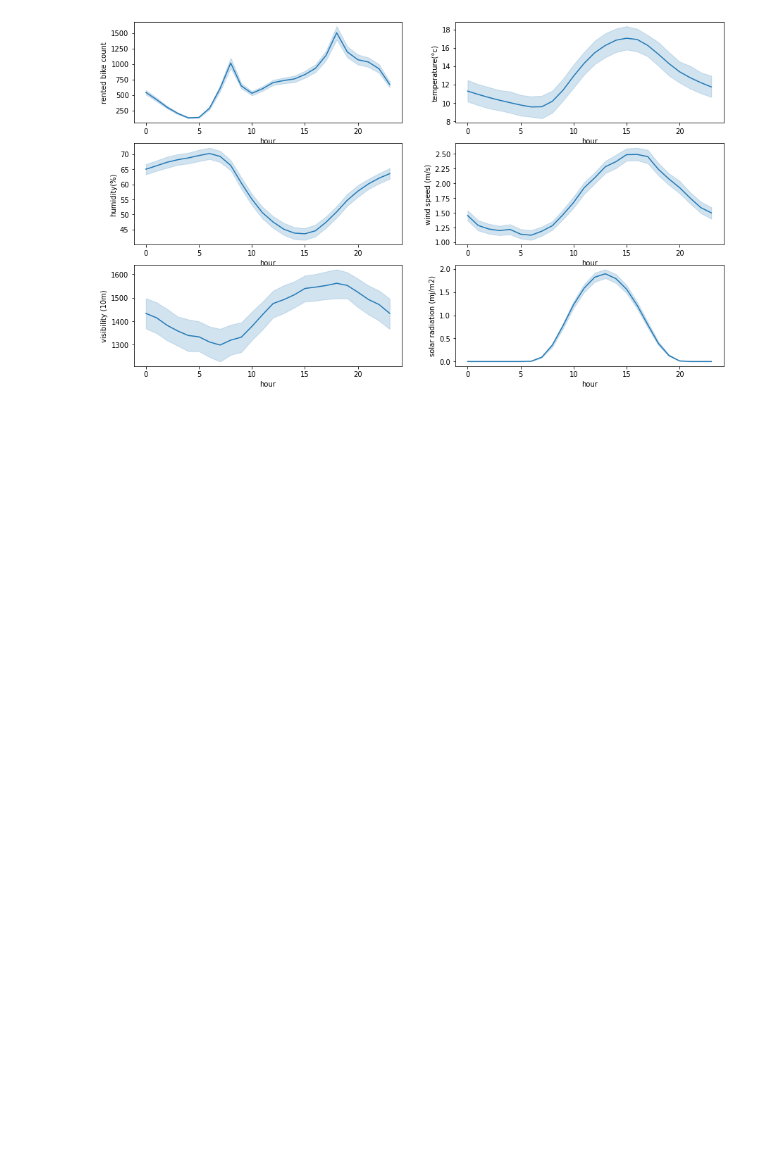
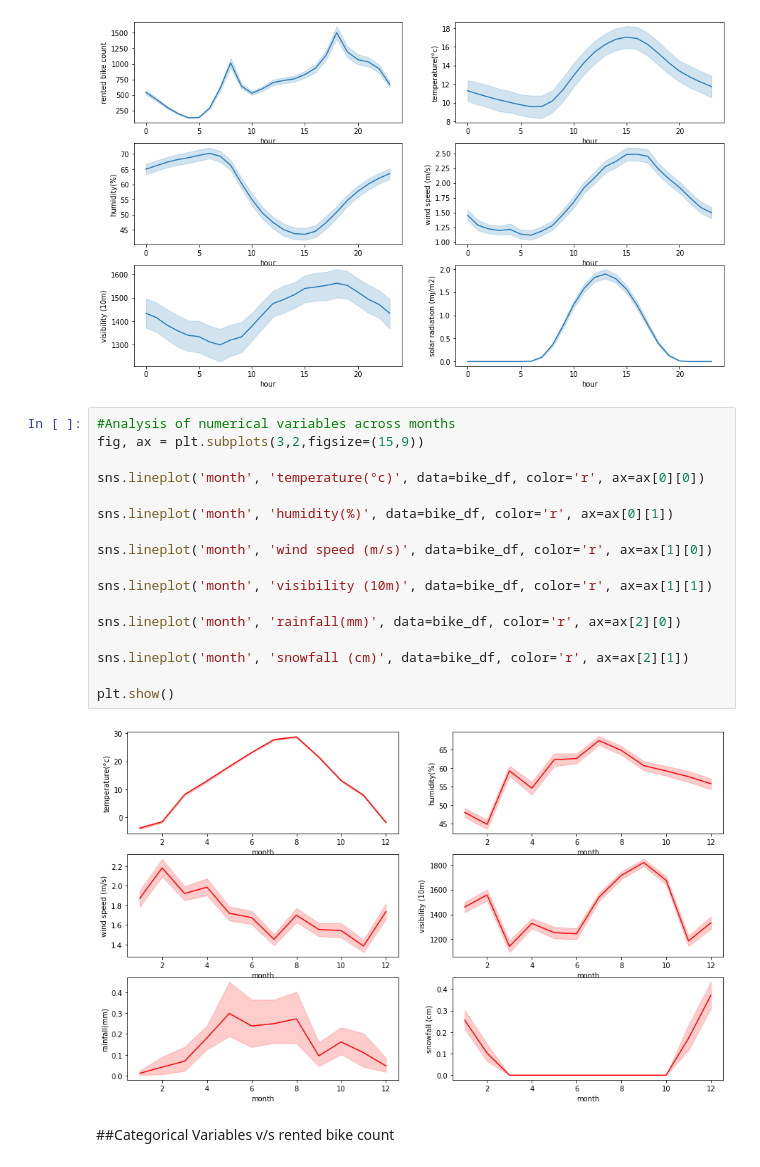
Before and after one commit to harishgawade1999/Bike_Sharing_Demand_Prediction_Capstone_Project, a Jupyter notebook: New_Harish_Bike_Sharing_Demand_Prediction_Capstone_Project.ipynb, the cells around one changed output. Cells and saved outputs as stored; diff of their text form; blank space fills up the shorter version.

```diff
--- a/New_Harish_Bike_Sharing_Demand_Prediction_Capstone_Project.ipynb
+++ b/New_Harish_Bike_Sharing_Demand_Prediction_Capstone_Project.ipynb
@@ -292,3 +321,24 @@ sns.lineplot('hour', 'solar radiation (mj/m2)', data=bike_df, ax=ax[2][1])
 plt.show()
 # %% [output]
 [figure]
+# %%
+#Analysis of numerical variables across months
+fig, ax = plt.subplots(3,2,figsize=(15,9))
+
+sns.lineplot('month', 'temperature(°c)', data=bike_df, color='r', ax=ax[0][0])
+
+sns.lineplot('month', 'humidity(%)', data=bike_df, color='r', ax=ax[0][1])
+
+sns.lineplot('month', 'wind speed (m/s)', data=bike_df, color='r', ax=ax[1][0])
+
+sns.lineplot('month', 'visibility (10m)', data=bike_df, color='r', ax=ax[1][1])
+
+sns.lineplot('month', 'rainfall(mm)', data=bike_df, color='r', ax=ax[2][0])
+
+sns.lineplot('month', 'snowfall (cm)', data=bike_df, color='r', ax=ax[2][1])
+
+plt.show()
+# %% [output]
+[figure, added]
+# %% [markdown]
+##Categorical Variables v/s rented bike count
```
Also changed, not shown: parts of 7 cells of this notebook.
